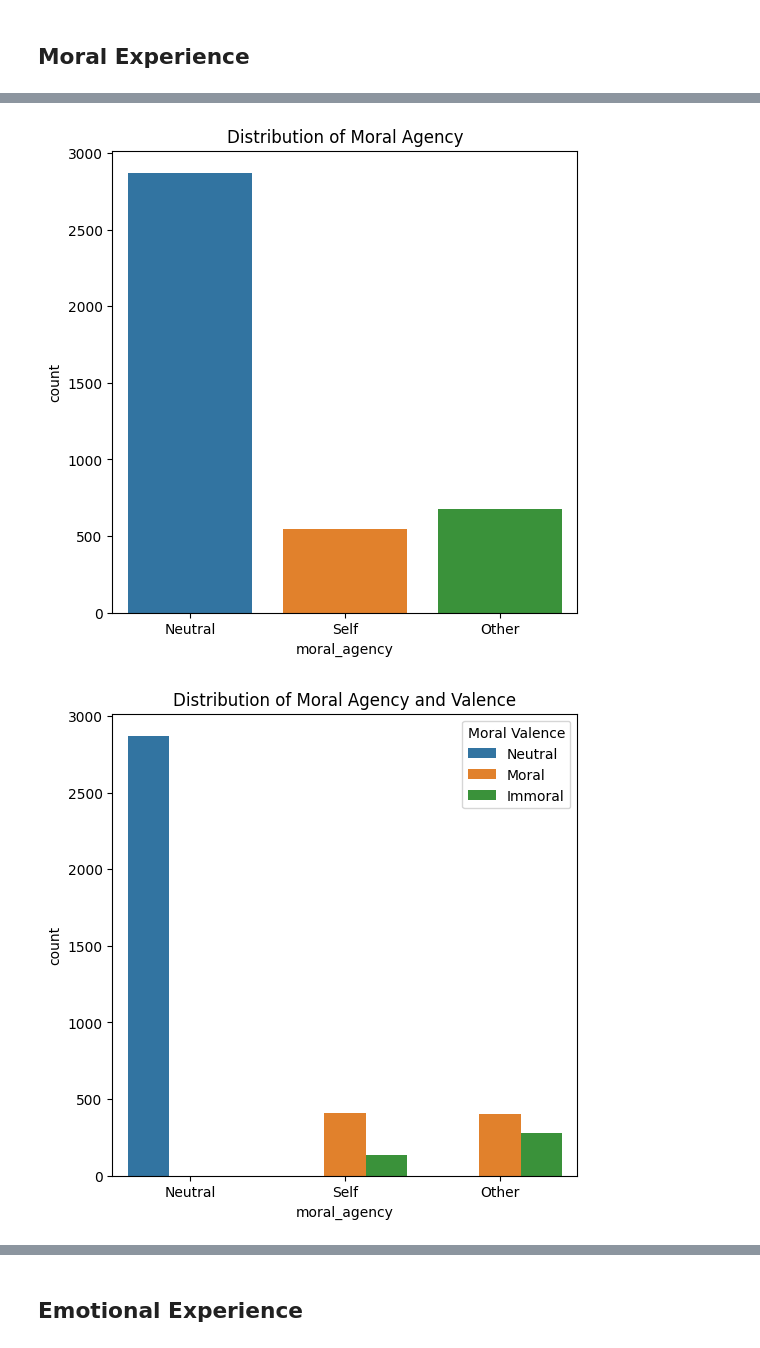
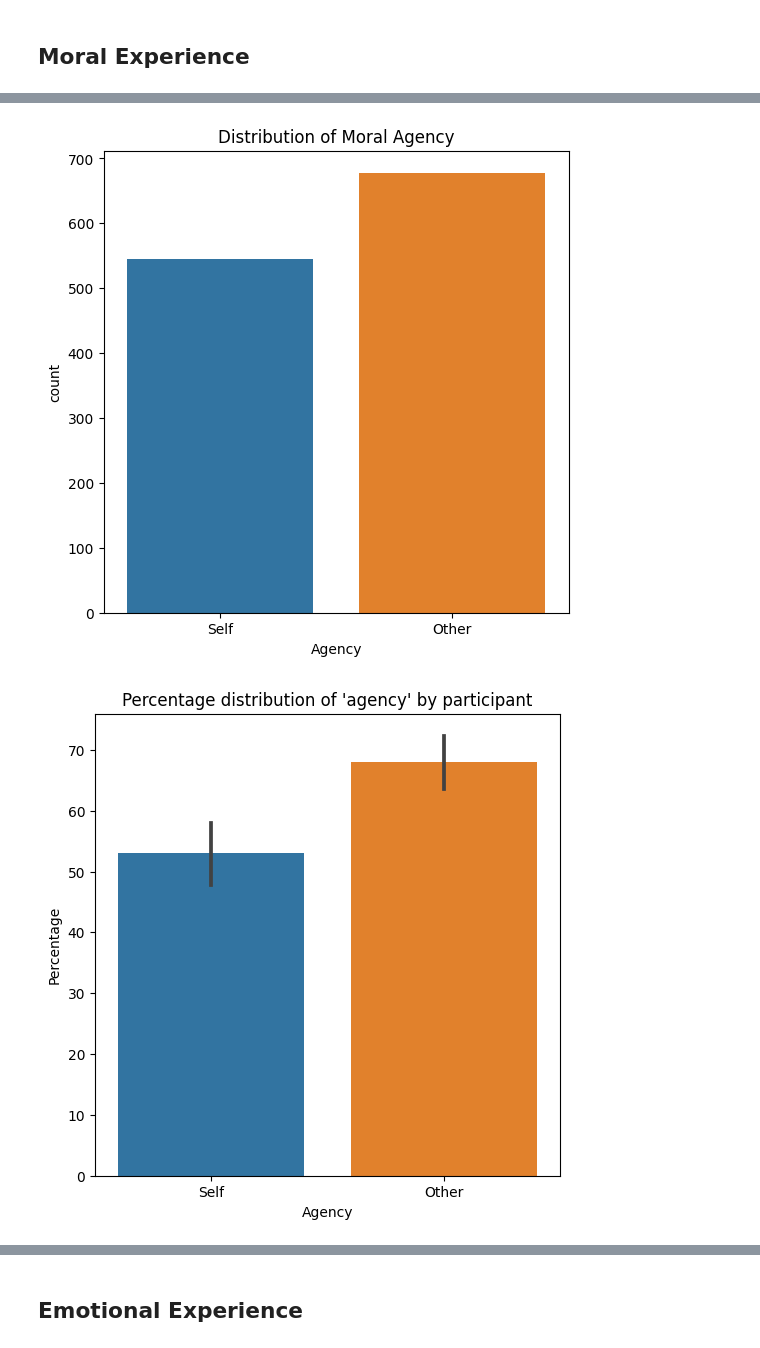
Before and after one commit to amberxuqianchen/effective-altruism, a Jupyter notebook: 1_code/descriptive.ipynb, the cells around one changed output, grey strips where cells are left out. Cells and saved outputs as stored; diff of their text form; code cells hidden in the pictures.

```diff
--- a/1_code/descriptive.ipynb
+++ b/1_code/descriptive.ipynb
@@ -24,6 +24,8 @@ df['moral_agency'] = df['event_type'].replace({-1: 0, 1: 1, 2: 2, 3: 2, 4: 2, 5:
 # create a new column for moral rightness based on the variables which names start with 'Taken together', if one is missing, take the value from the other one
 moraljudgevar = [i for i in df.columns if 'Taken together' in i]
 df['moraljudge'] = np.where(df[moraljudgevar[0]].isnull(), df[moraljudgevar[1]], df[moraljudgevar[0]])
+df['onlymoraljudge'] = df[moraljudgevar[0]]
+
 
 positive_varnames = ['grateful', 'elevated', 'proud', 'happiness']
 negative_varnames = ['embarrassed', 'angry', 'disgusted', 'contemptuous', 'guilty', 'shameful']
@@ -35,3 +37,5 @@ df['neg'] = df[negative_varnames].mean(axis=1)
 # delete the only one row where pos is nan, other values are nan too
 df = df[df['pos'].notna()]
 df.to_csv(os.path.join(out_folder_path, 'df.csv'), index=False)
+# %%
+df['onlymoraljudge'] = df[moraljudgevar[0]]
@@ -37,0 +58,3 @@ df.to_csv(os.path.join(out_folder_path, 'df.csv'), index=False)
+# %%
+dfnoneutral = df[df['event_type'] != 0]
+dfnoneutral[moraljudgevar[0]].value_counts()
@@ -123,15 +161,37 @@ plt.show()
 # %%
 plt.figure(figsize=(6,6))
-sns.countplot(data=df, x="moral_agency")
+sns.countplot(data=dfnoneutral, x="moral_agency")
 plt.title("Distribution of Moral Agency")
-plt.xticks(ticks=[0,1,2], labels=["Neutral", "Self", "Other"])
+plt.xticks(ticks=[0,1], labels=["Self", "Other"])
+plt.xlabel("Agency")
 plt.show()
+
+# calculate the percentage of each moral agency by participant_ID
+counts = df.groupby('participant_ID')['moral_agency'].value_counts()
+totals = df.groupby('participant_ID')['moral_agency'].count()
+percentage_distribution = (counts / totals) * 100
+
+# Reset the index and rename the columns for a more readable format
+percentage_distribution = percentage_distribution.reset_index(name='percentage')
+
+# Create the barplot
+plt.figure(figsize=(6,6))
+sns.barplot(data=percentage_distribution, x='moral_agency', y='percentage')
+plt.title("Percentage distribution of 'agency' by participant")
+plt.ylabel('Percentage')
+plt.xlabel('Agency')
+plt.xticks(ticks=[0,1], labels=["Self", "Other"])
+plt.show()
+
+
+
 plt.figure(figsize=(6,6))
 sns.countplot(data=df, x="moral_agency", hue="moral_valence")
 plt.title("Distribution of Moral Agency and Valence")
-plt.xticks(ticks=[0,1,2], labels=["Neutral", "Self", "Other"])
-plt.legend(title="Moral Valence", labels=["Neutral", "Moral", "Immoral"])
+plt.xticks(ticks=[0,1], labels=[ "Self", "Other"])
+plt.xlabel("Agency")
+plt.legend(title="Moral Valence", labels=[ "Moral", "Immoral"])
 plt.show()
 # %% [output]
-[figure, old version]
+[figure, new version]
-[figure, old version]
+[figure, new version]
```
Also changed, not shown: parts of 14 cells of this notebook, 28 other files.
